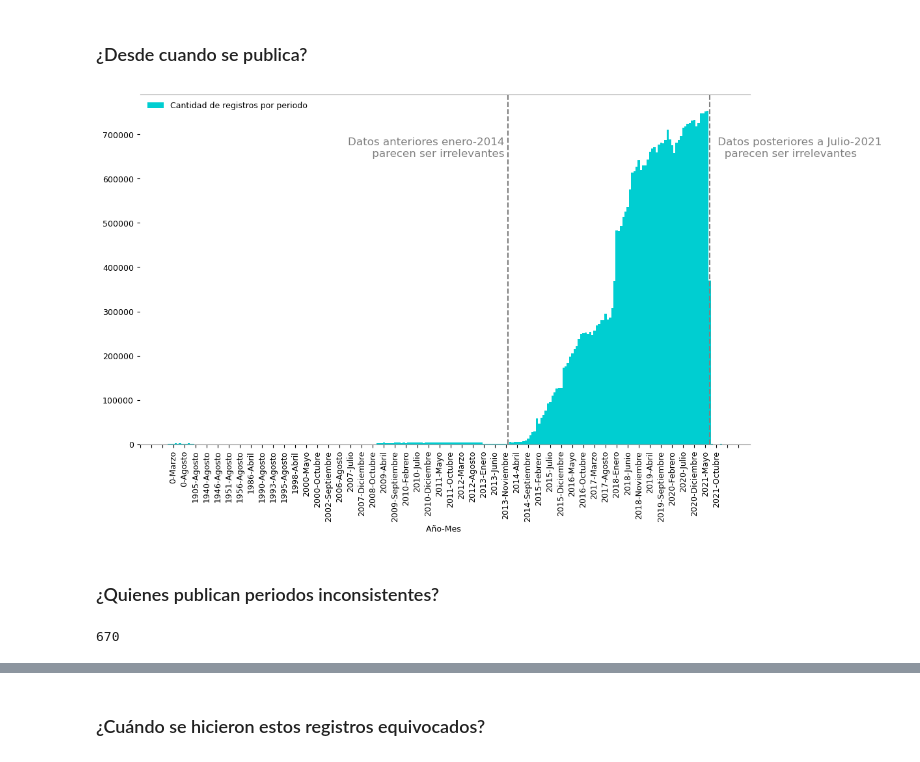
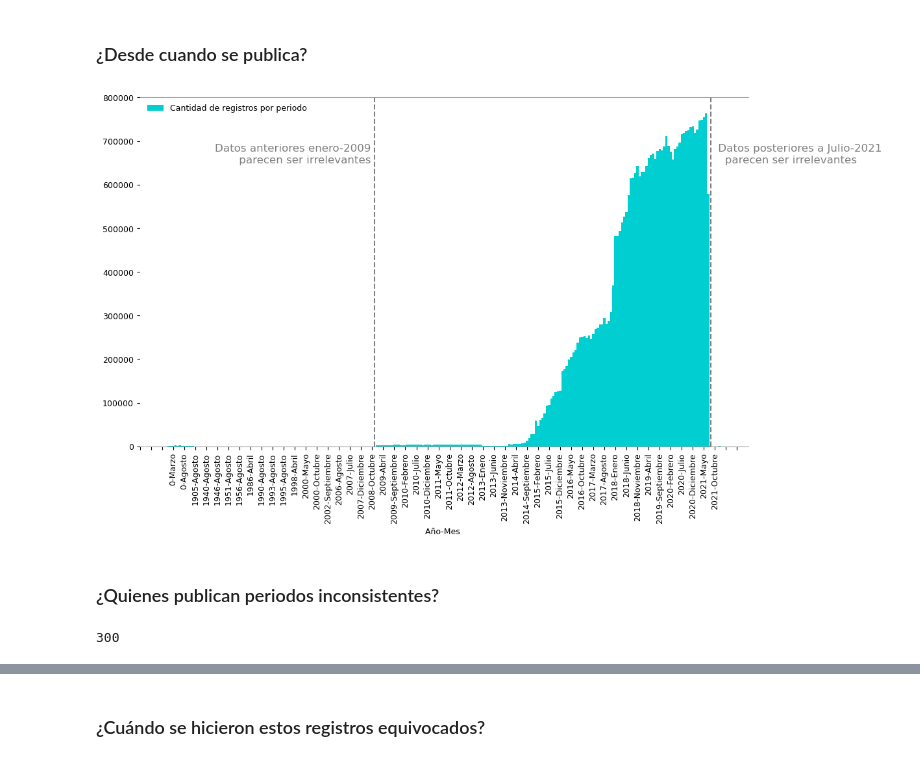
Before and after one commit to josemoragonzalez/PublicEmployment, a Jupyter notebook: informe.ipynb, the cells around one changed output, grey strips where cells are left out. Saved outputs shown, nothing was run; the diff lists cells and outputs as text; code cells hidden in the pictures.

```diff
--- a/informe.ipynb
+++ b/informe.ipynb
@@ -128,39 +128,39 @@ import matplotlib.pyplot as plt
 import numpy as np
 plt.style.use('fast')
 
 y = df2['Cantidad de registros']
 x = df2['mesAño']
 
 fig, ax = plt.subplots(figsize=(10,6))
 plt.xticks(rotation=90)
 plt.tight_layout()
 plt.bar(x, y, width=1, color='darkturquoise')
 stepsize = 5
 start, end = ax.get_xlim()
 ax.xaxis.set_ticks(np.arange(start, end, stepsize))
 ax.set_xlabel('Año-Mes ')
 
 # color de los ejes
 ax.spines['bottom'].set_color('#999')
 ax.spines['top'].set_color('#999')
 ax.spines['right'].set_color('white')
 ax.spines['left'].set_color('white')
 ax.legend(['Cantidad de registros por periodo'], loc = 'upper left', shadow = False, edgecolor = 'white')
 
-plt.text(df2['mesAño'][df2[df2['mesAño'] == '2013-Diciembre'].index.values[0]], 650000,\
-         'Datos anteriores enero-2014 \n parecen ser irrelevantes ', color = 'grey',\
+plt.text(df2['mesAño'][df2[df2['mesAño'] == '2008-Diciembre'].index.values[0]], 650000,\
+         'Datos anteriores enero-2009 \n parecen ser irrelevantes ', color = 'grey',\
         horizontalalignment='right', fontsize=12)
 
-plt.text(df2['mesAño'][df2[df2['mesAño'] == '2021-Septiembre'].index.values[0]], 650000,\
+plt.text(df2['mesAño'][df2[df2['mesAño'] == '2021-Octubre'].index.values[0]], 650000,\
          ' Datos posteriores a Julio-2021\n   parecen ser irrelevantes', color = 'grey',\
         horizontalalignment='left', fontsize=12)
 
-ax.axvline(x='2013-Diciembre', color = 'grey', ls = '--')
-ax.axvline(x='2021-Julio', color = 'grey', ls = '--')
+ax.axvline(x='2008-Diciembre', color = 'grey', ls = '--')
+ax.axvline(x='2021-Agosto', color = 'grey', ls = '--')
 plt.savefig('fig1.png')
 plt.show()
 # %% [output]
-[figure, old version]
+[figure, new version]
 # %% [markdown]
 ### ¿Quienes publican periodos inconsistentes?
 # %%
@@ -171,8 +171,8 @@ cnxn = vertica_python.connect(**conn_info)
 query3 = '''
 SELECT f.OrganismoCodigo, f.OrganismoNombre, count(distinct concat(f.anyo, f.Mes)) cant_periodos
 FROM funcionarios."full" f
-WHERE (f.anyo < 2010 or f.anyo > 2021)
-or (f.anyo > 2020 and f.mesN in ('05', '06', '07', '08', '09', '10', '11', '12'))
+WHERE (f.anyo < 2009 or f.anyo > 2021)
+or (f.anyo = 2021 and f.mesN in ('09', '10', '11', '12'))
 GROUP  By f.OrganismoCodigo, f.OrganismoNombre
 '''
 
@@ -182,7 +182,7 @@ cnxn.close()
 print(len(df3))
 rank10 = df3.sort_values(by='cant_periodos', ascending=False).head(10).sort_values(by='cant_periodos')
 # %% [output]
-670
+300
 # %%
 plt.rcParams.update({'font.size': 9})
 fig, (ax0, ax1) = plt.subplots(nrows=1,ncols=2, figsize=(10,6))
```
Also changed, not shown: parts of 15 cells of this notebook, 8 other files.
